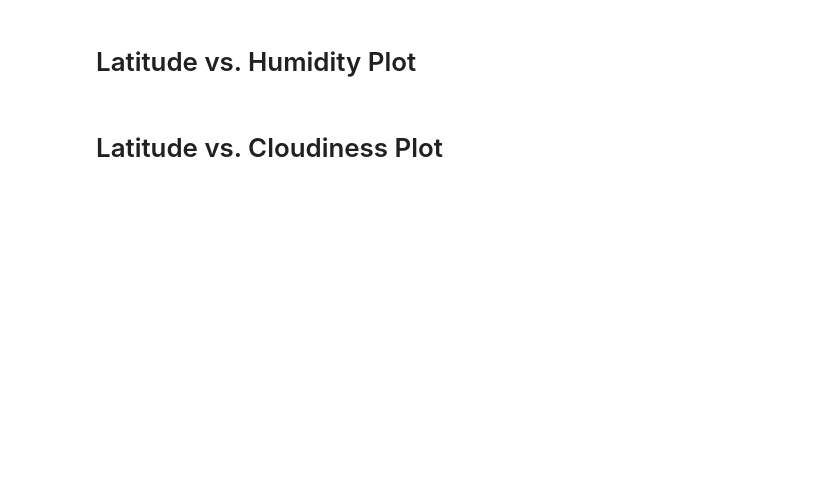
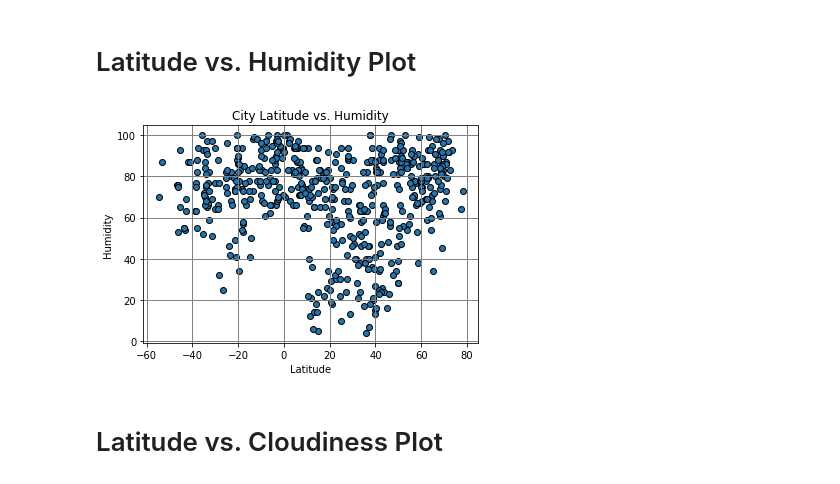
Before and after one commit to cbazzle/python-api-challenge, a Jupyter notebook: WeatherPy.ipynb, the cells around one changed output. Saved outputs shown, nothing was run; the diff lists cells and outputs as text; code cells hidden in the pictures; blank space fills up the shorter version.

```diff
--- a/WeatherPy.ipynb
+++ b/WeatherPy.ipynb
@@ -159,4 +173,16 @@ AttributeError: 'dict' object has no attribute 'count'
 # %% [markdown]
 # Latitude vs. Humidity Plot
+# %%
+# Plot
+plt.scatter(city_df['Lat'], city_df['Humidity'], edgecolors='black')
+
+# Format scatter plot
+plt.xlabel('Latitude')
+plt.ylabel('Humidity')
+plt.title('City Latitude vs. Humidity')
+plt.grid(color='grey', linestyle='-', linewidth=1)
+plt.show()
+# %% [output]
+[figure, added]
 # %% [markdown]
 # Latitude vs. Cloudiness Plot
```
Also changed, not shown: parts of 28 cells of this notebook, 4 other files.
